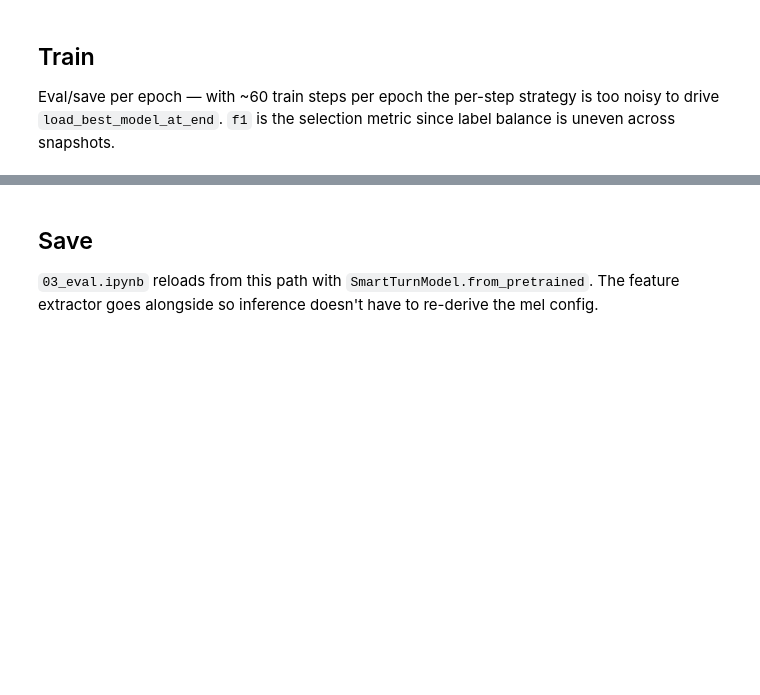
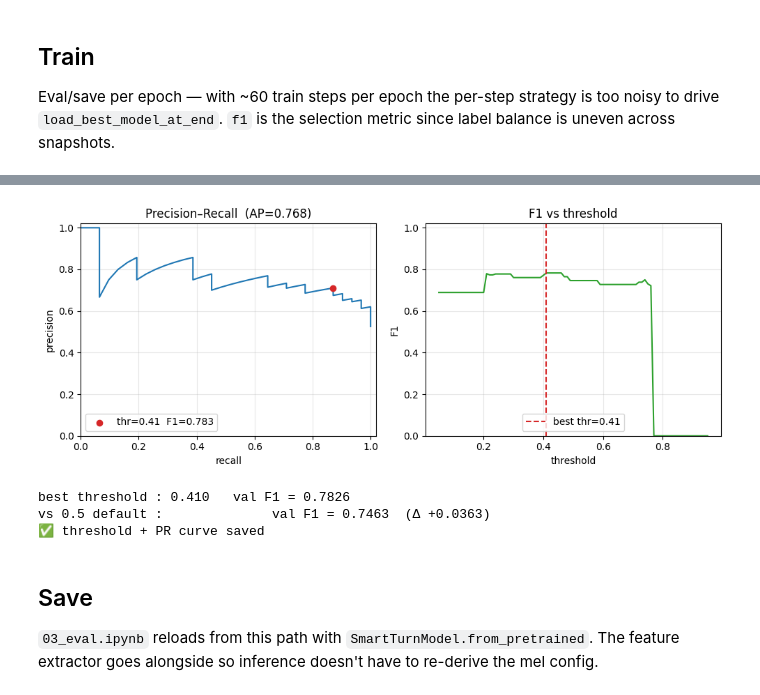
Before and after one commit to wavekat/wavekat-lab, a Jupyter notebook: notebooks/smart-turn/02_train.ipynb, the cells around one changed output, grey strips where cells are left out. Cells and saved outputs as stored; diff of their text form; code cells hidden in the pictures; blank space fills up the shorter version.

```diff
--- a/notebooks/smart-turn/02_train.ipynb
+++ b/notebooks/smart-turn/02_train.ipynb
@@ -372,0 +428,63 @@ TypeError: an integer is required
+# %%
+import json
+import matplotlib.pyplot as plt
+from sklearn.metrics import precision_recall_curve, average_precision_score
+
+eval_out = trainer.predict(eval_dataset)
+val_probs = np.asarray(eval_out.predictions).flatten()
+val_labels = np.asarray(eval_out.label_ids).astype(int).flatten()
+
+# F1-optimal threshold via fine sweep (matches compute_metrics granularity).
+thresholds = np.linspace(0.05, 0.95, 91)
+f1s = np.array([
+    f1_score(val_labels, (val_probs > t).astype(int), zero_division=0)
+    for t in thresholds
+])
+best_idx = int(np.argmax(f1s))
+best_thr, best_f1 = float(thresholds[best_idx]), float(f1s[best_idx])
+default_f1 = f1_score(val_labels, (val_probs > 0.5).astype(int), zero_division=0)
+
+(CHECKPOINT_DIR / "threshold.json").write_text(json.dumps({
+    "threshold": best_thr,
+    "val_f1": best_f1,
+    "val_f1_at_0.5": float(default_f1),
+}, indent=2))
+
+# PR curve — precision/recall as the threshold sweeps from 0 → 1.
+prec, rec, pr_thr = precision_recall_curve(val_labels, val_probs)
+ap = average_precision_score(val_labels, val_probs)
+
+# Mark the F1-optimal point on the curve so the chosen threshold is visible.
+chosen_preds = (val_probs > best_thr).astype(int)
+chosen_p = precision_score(val_labels, chosen_preds, zero_division=0)
+chosen_r = recall_score(val_labels, chosen_preds, zero_division=0)
+
+fig, (ax1, ax2) = plt.subplots(1, 2, figsize=(10, 4))
+
+ax1.plot(rec, prec, color="C0")
+ax1.scatter([chosen_r], [chosen_p], color="C3", zorder=5,
+            label=f"thr={best_thr:.2f}  F1={best_f1:.3f}")
+ax1.set_xlabel("recall")
+ax1.set_ylabel("precision")
+ax1.set_title(f"Precision–Recall  (AP={ap:.3f})")
+ax1.set_xlim(0, 1.02)
+ax1.set_ylim(0, 1.02)
+ax1.grid(alpha=0.3)
+ax1.legend(loc="lower left")
+
+ax2.plot(thresholds, f1s, color="C2")
+ax2.axvline(best_thr, color="C3", linestyle="--", label=f"best thr={best_thr:.2f}")
+ax2.set_xlabel("threshold")
+ax2.set_ylabel("F1")
+ax2.set_title("F1 vs threshold")
+ax2.set_ylim(0, 1.02)
+ax2.grid(alpha=0.3)
+ax2.legend(loc="lower center")
+
+plt.tight_layout()
+plt.show()
+
+print(f"best threshold : {best_thr:.3f}   val F1 = {best_f1:.4f}")
+print(f"vs 0.5 default :              val F1 = {default_f1:.4f}  (Δ {best_f1 - default_f1:+.4f})")
+print("✅ threshold + PR curve saved")
+# %% [output]
@@ -373,3 +492,7 @@ TypeError: an integer is required
+[figure, added]
+best threshold : 0.410   val F1 = 0.7826
+vs 0.5 default :              val F1 = 0.7463  (Δ +0.0363)
+✅ threshold + PR curve saved
 # %% [markdown]
 ## Save
 
```
Also changed, not shown: parts of 9 cells of this notebook, 2 other files.
